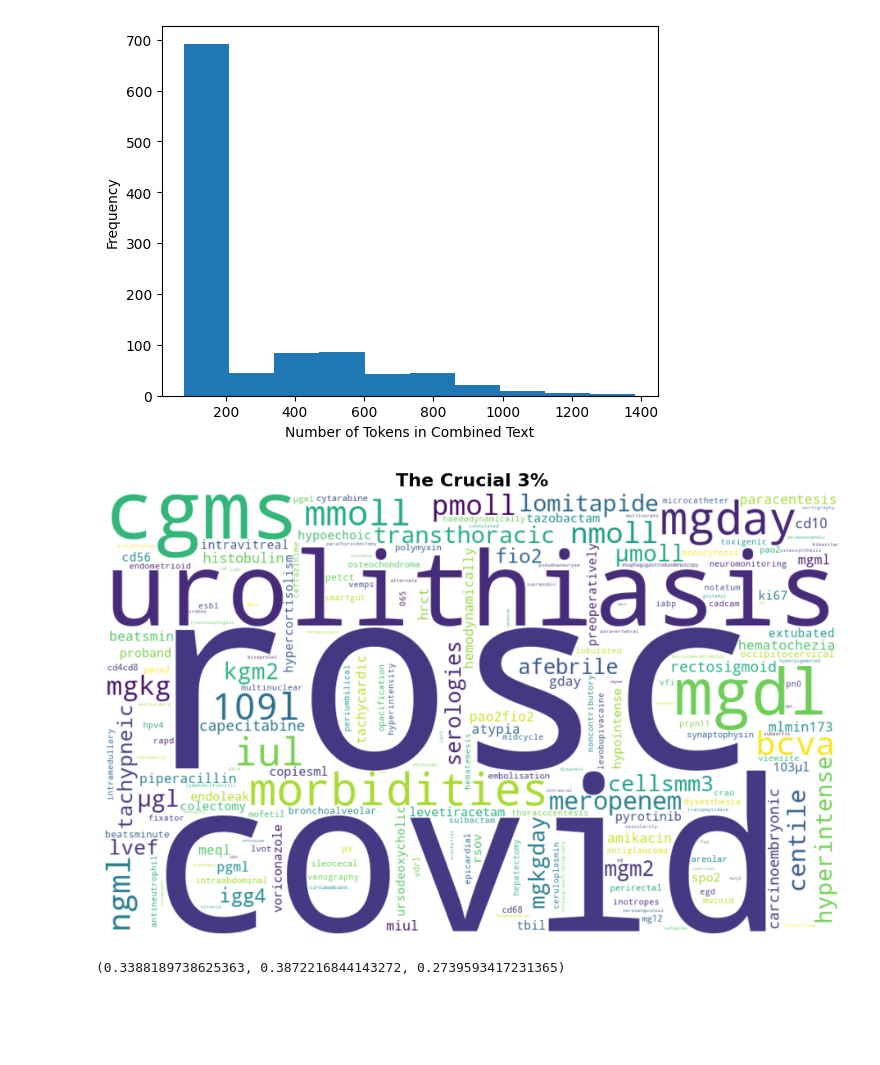
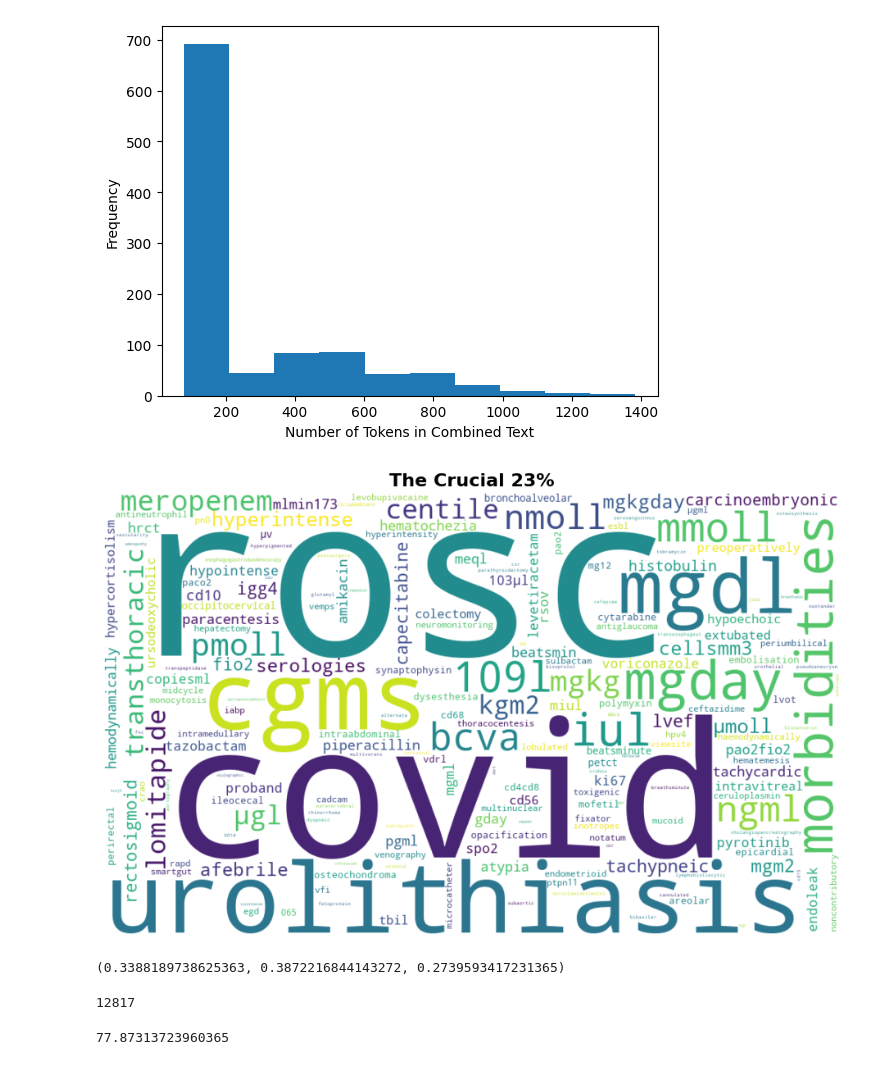
Before and after one commit to imnishitha/Clinical-Trials-Eligibility, a Jupyter notebook: Analysis Scripts/EDA_clean_data.ipynb, the cells around one changed output. Saved outputs shown, nothing was run; the diff lists cells and outputs as text; code cells hidden in the pictures; blank space fills up the shorter version.

```diff
--- a/Analysis Scripts/EDA_clean_data.ipynb
+++ b/Analysis Scripts/EDA_clean_data.ipynb
@@ -175,38 +175,49 @@ glove_path = '/Applications/Northeastern MS DS/USML Virgil Pavlu/USML Assignment
 glove_vocab = set()
 with open(glove_path, "r", encoding="utf-8") as f:
     for line in f:
         word = line.split()[0]
         glove_vocab.add(word)
 
 all_text = " ".join(df['combined'].astype(str).tolist())
 tokens = re.findall(r"\b\w+\b", all_text.lower())
 
 tokens_not_in_glove = [t for t in tokens if t not in glove_vocab]
 freq_not_in_glove = Counter(tokens_not_in_glove)
 
 percent_missing = (len(tokens_not_in_glove) / len(tokens)) * 100
 
 wordcloud = WordCloud(
     width=1000,
     height=600,
     background_color="white",
     colormap="viridis"
 ).generate_from_frequencies(freq_not_in_glove)
 
 plt.figure(figsize=(12, 7))
 plt.imshow(wordcloud, interpolation="bilinear")
 plt.axis("off")
 plt.title(
-    f"The Crucial 3%",
+    f"The Crucial 23%",
     fontsize=16,
     fontweight="bold"
 )
 plt.show()
 # %% [output]
-[figure, old version]
+[figure, new version]
 # %%
 n = 350
 d = (n+400+283)
 n/d, 400/d, 283/d
 # %% [output]
 (0.3388189738625363, 0.3872216844143272, 0.2739593417231365)
+# %%
+df = pd.read_csv('../Dataset/cleaned_data_3.csv')
+df["concatenated"] = df["patient"] + " " + df["criteria"]
+vocab = set()
+df['concatenated'].str.split().apply(vocab.update)
+vocab_size = len(vocab)
+print(vocab_size)
+glove_path = '/Applications/Northeastern MS DS/USML Virgil Pavlu/USML Assignment Data/archive-2/glove.6B.100d.txt'
+glove_vocab = set()
+# %% [output]
+12817
@@ -212,0 +229,6 @@ n/d, 400/d, 283/d
+# %%
+common_words = vocab & glove_vocab
+coverage = len(common_words) / len(vocab) * 100
+coverage
+# %% [output]
+77.87313723960365
```
Also changed, not shown: parts of 3 cells of this notebook, 3 other files.
